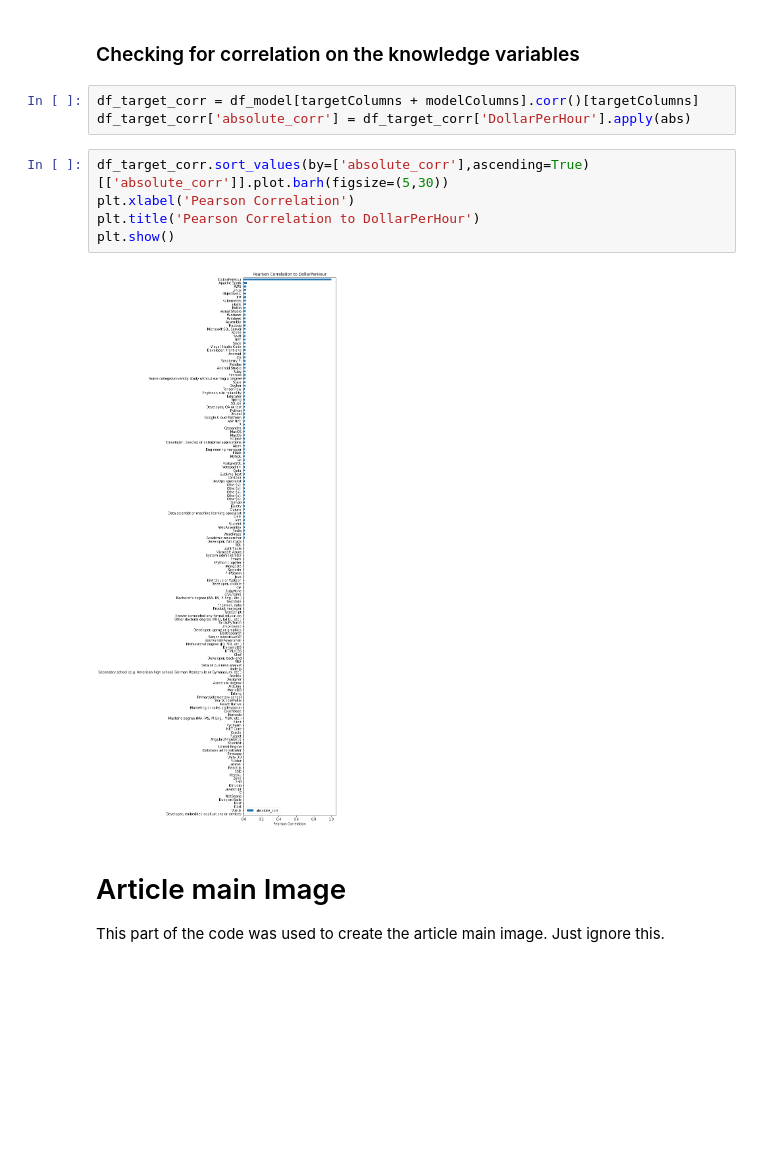
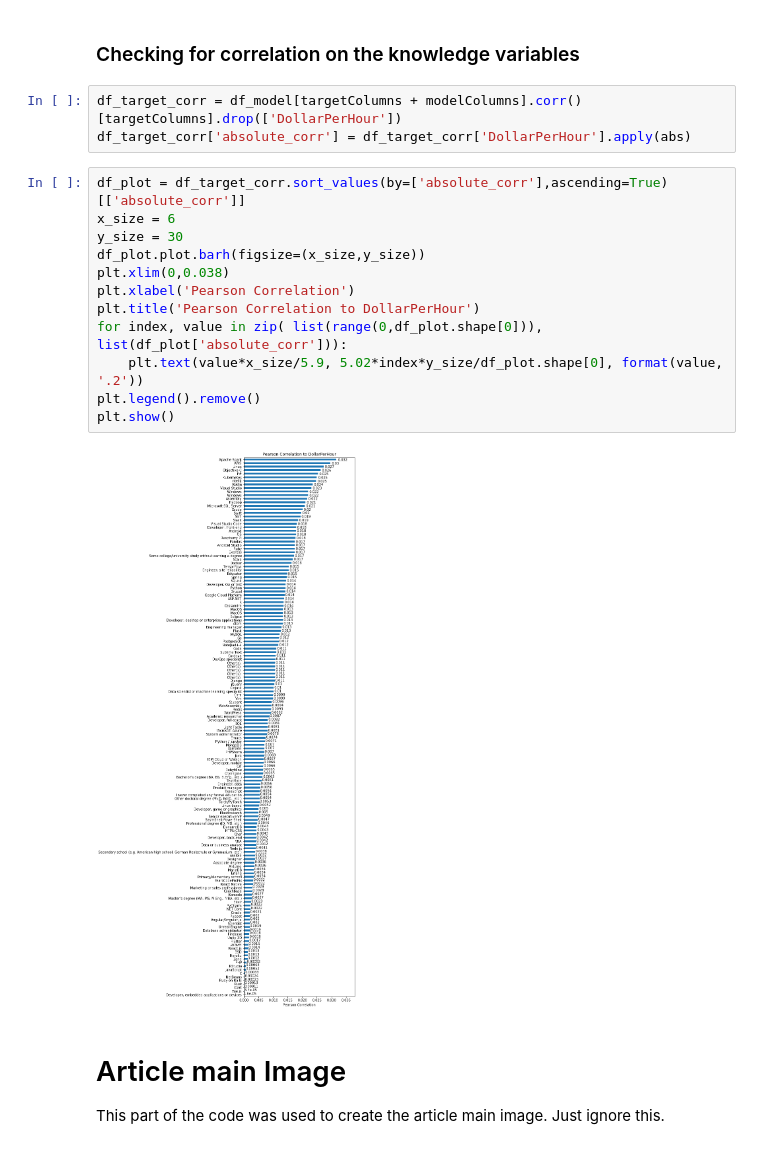
Before and after one commit to RenanVieiraDias/portfolio__data_science_articles, a Jupyter notebook: article_datajobs_stackoverflowsurvey2019/datajobs_stackoverflowsurvey2019.ipynb, the cells around one changed output. Saved outputs shown, nothing was run; the diff lists cells and outputs as text; blank space fills up the shorter version.

```diff
--- a/article_datajobs_stackoverflowsurvey2019/datajobs_stackoverflowsurvey2019.ipynb
+++ b/article_datajobs_stackoverflowsurvey2019/datajobs_stackoverflowsurvey2019.ipynb
@@ -495,15 +495,22 @@ MSE train: 85141.75  MSE test: 52997.32
 # %% [markdown]
 ### Checking for correlation on the knowledge variables
 # %%
-df_target_corr = df_model[targetColumns + modelColumns].corr()[targetColumns]
+df_target_corr = df_model[targetColumns + modelColumns].corr()[targetColumns].drop(['DollarPerHour'])
 df_target_corr['absolute_corr'] = df_target_corr['DollarPerHour'].apply(abs)
 # %%
-df_target_corr.sort_values(by=['absolute_corr'],ascending=True)[['absolute_corr']].plot.barh(figsize=(5,30))
+df_plot = df_target_corr.sort_values(by=['absolute_corr'],ascending=True)[['absolute_corr']]
+x_size = 6
+y_size = 30
+df_plot.plot.barh(figsize=(x_size,y_size))
+plt.xlim(0,0.038)
 plt.xlabel('Pearson Correlation')
 plt.title('Pearson Correlation to DollarPerHour')
+for index, value in zip( list(range(0,df_plot.shape[0])), list(df_plot['absolute_corr'])):
+    plt.text(value*x_size/5.9, 5.02*index*y_size/df_plot.shape[0], format(value, '.2'))
+plt.legend().remove()
 plt.show()
 # %% [output]
-[figure, old version]
+[figure, new version]
 # %% [markdown]
 # Article main Image
 
```
Also changed, not shown: parts of 1 cell of this notebook, 57 other files.
